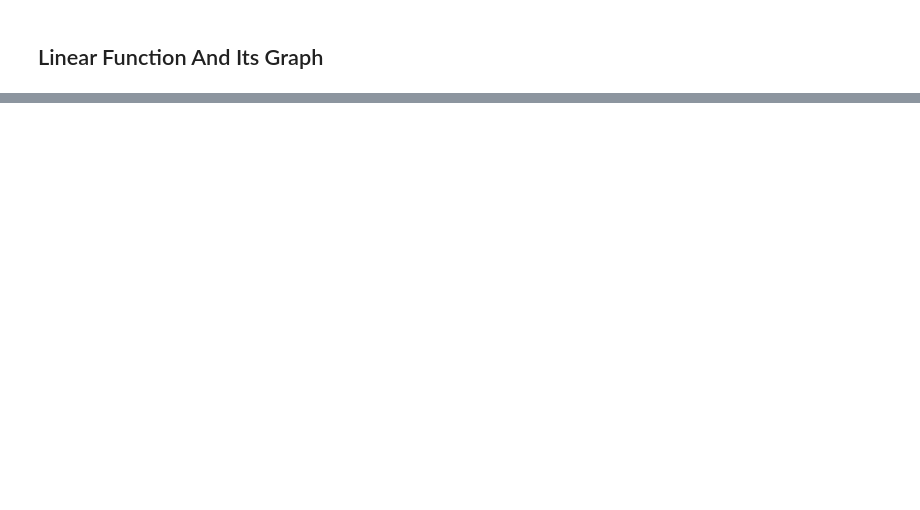
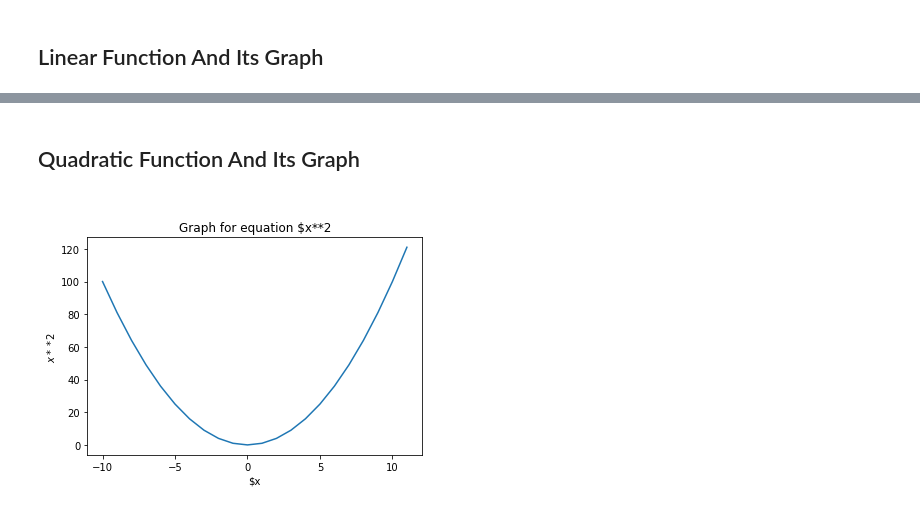
Before and after one commit to shashigharti/python-examples-for-beginners, a Jupyter notebook: notebooks/functions.ipynb, the cells around one changed output, grey strips where cells are left out. Drawn from its saved outputs; the diff is of its cells as text; code cells hidden in the pictures; blank space fills up the shorter version.

```diff
--- a/notebooks/functions.ipynb
+++ b/notebooks/functions.ipynb
@@ -55,0 +45,13 @@ functions.plot_graph(x, y, label_y = "$mx + c$", label_x = "$x", title = "Graph
+# %% [markdown]
+<h2>Quadratic Function And Its Graph<h2>
+# %%
+### Generate points and plot the graph for equation y=mx + c ###
+
+x_rng = [-10, 12]
+
+# Generate Data
+f = lambda x: x**2
+x, y = functions.generate(f, rng = x_rng)
+functions.plot_graph(x, y, label_y = "$x**2$", label_x = "$x", title = "Graph for equation $x**2")
+# %% [output]
+[figure, added]
```
Also changed, not shown: parts of 3 cells of this notebook.
